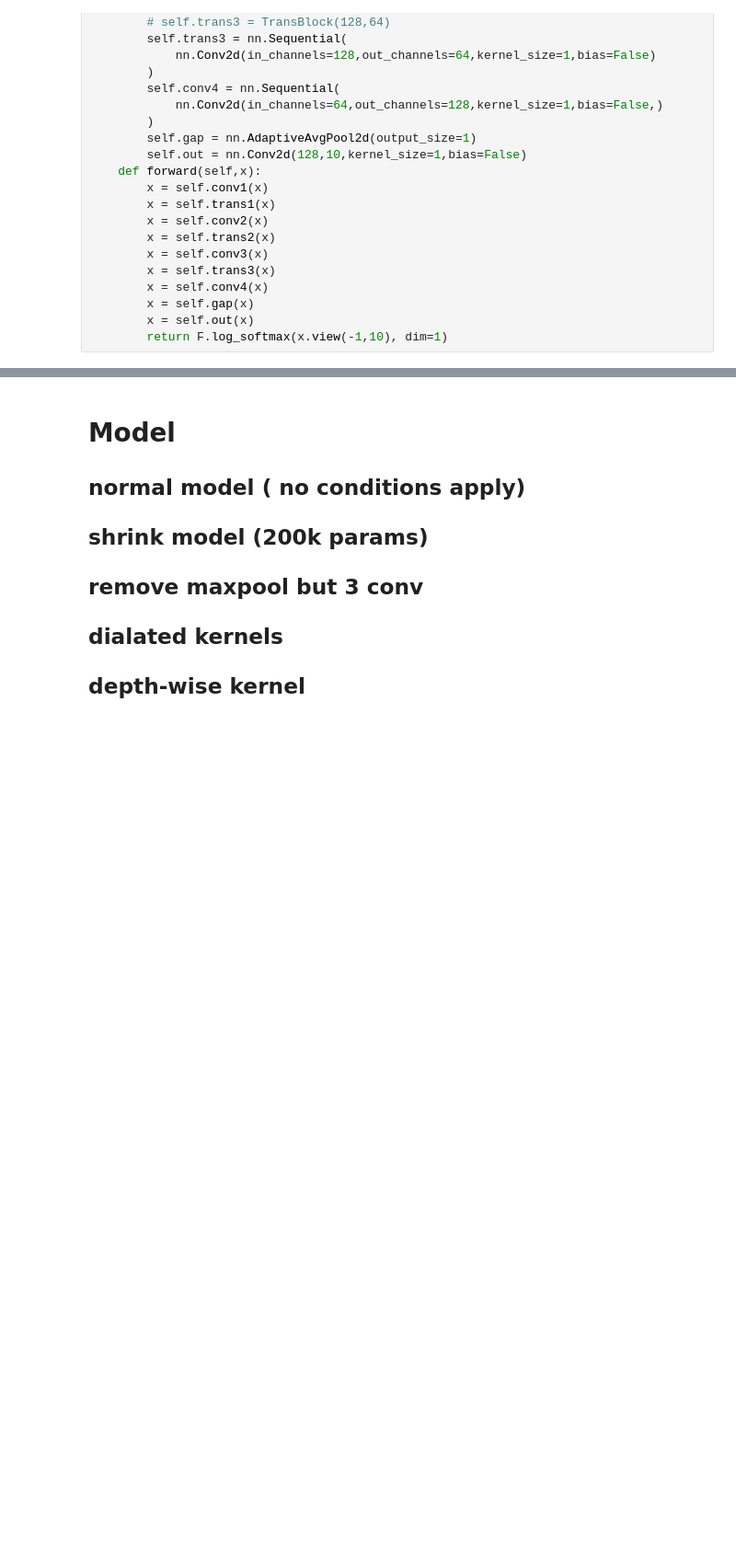
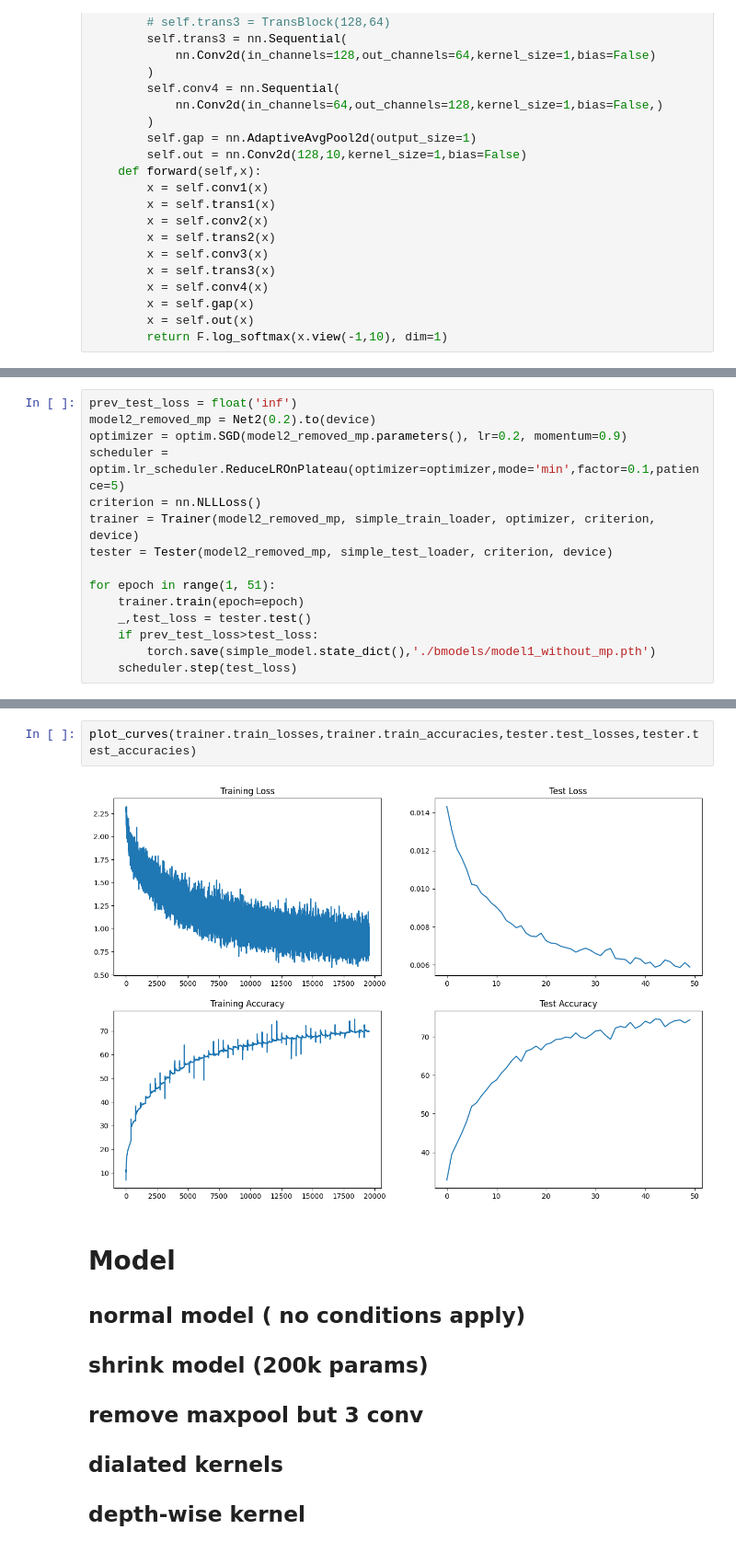
Before and after one commit to Muthukamalan/Code-DL, a Jupyter notebook: session 9/S9.ipynb, the cells around one changed output, grey strips where cells are left out. Shown at 92% size. Cells and saved outputs as stored; diff of their text form; blank space fills up the shorter version.

```diff
--- a/session 9/S9.ipynb
+++ b/session 9/S9.ipynb
@@ -272,0 +274,15 @@ plot_curves(trainer.train_losses,trainer.train_accuracies,tester.test_losses,tes
+# %%
+prev_test_loss = float('inf')
+model2_removed_mp = Net2(0.2).to(device)
+optimizer = optim.SGD(model2_removed_mp.parameters(), lr=0.2, momentum=0.9)
+scheduler = optim.lr_scheduler.ReduceLROnPlateau(optimizer=optimizer,mode='min',factor=0.1,patience=5)
+criterion = nn.NLLLoss()
+trainer = Trainer(model2_removed_mp, simple_train_loader, optimizer, criterion, device)
+tester = Tester(model2_removed_mp, simple_test_loader, criterion, device)
+
+for epoch in range(1, 51):
+    trainer.train(epoch=epoch)
+    _,test_loss = tester.test()
+    if prev_test_loss>test_loss:
+        torch.save(simple_model.state_dict(),'./bmodels/model1_without_mp.pth')
+    scheduler.step(test_loss)
@@ -273,3 +303,7 @@ plot_curves(trainer.train_losses,trainer.train_accuracies,tester.test_losses,tes
+# %%
+plot_curves(trainer.train_losses,trainer.train_accuracies,tester.test_losses,tester.test_accuracies)
+# %% [output]
+[figure, added]
 # %% [markdown]
 # Model
 
```
Also changed, not shown: parts of 14 cells of this notebook, 12 other files.
